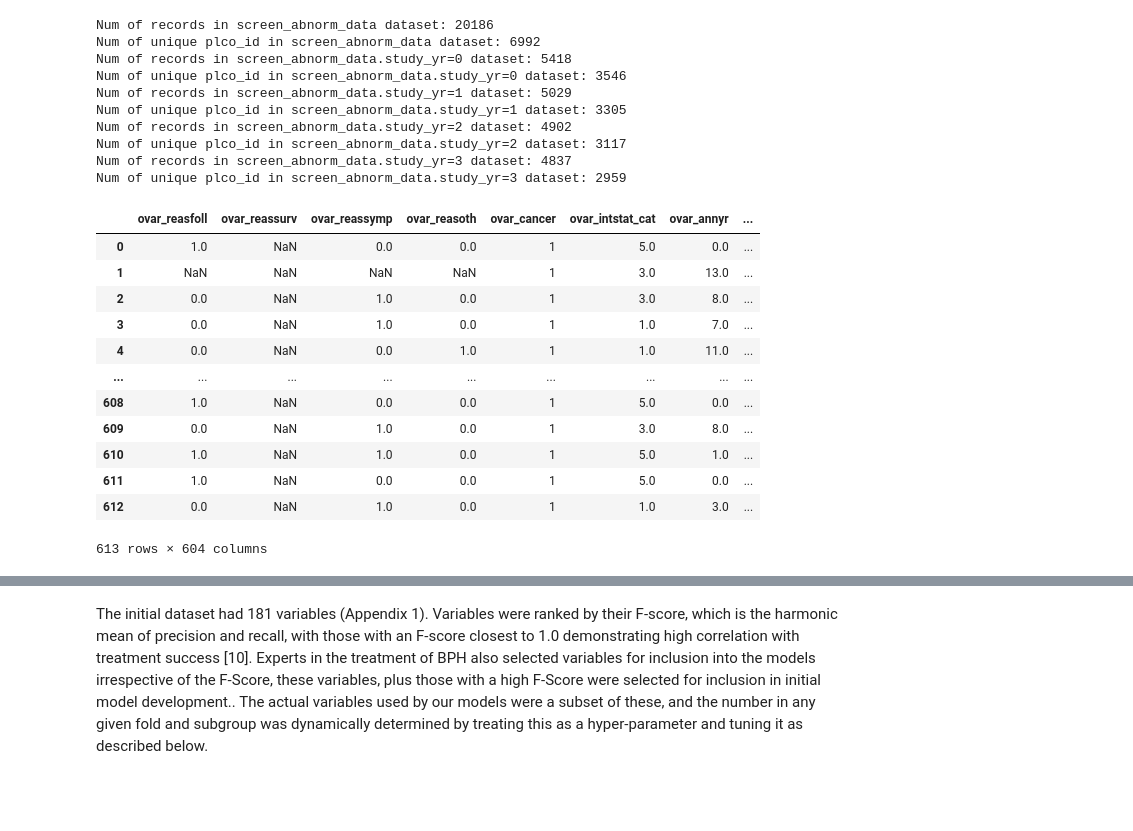
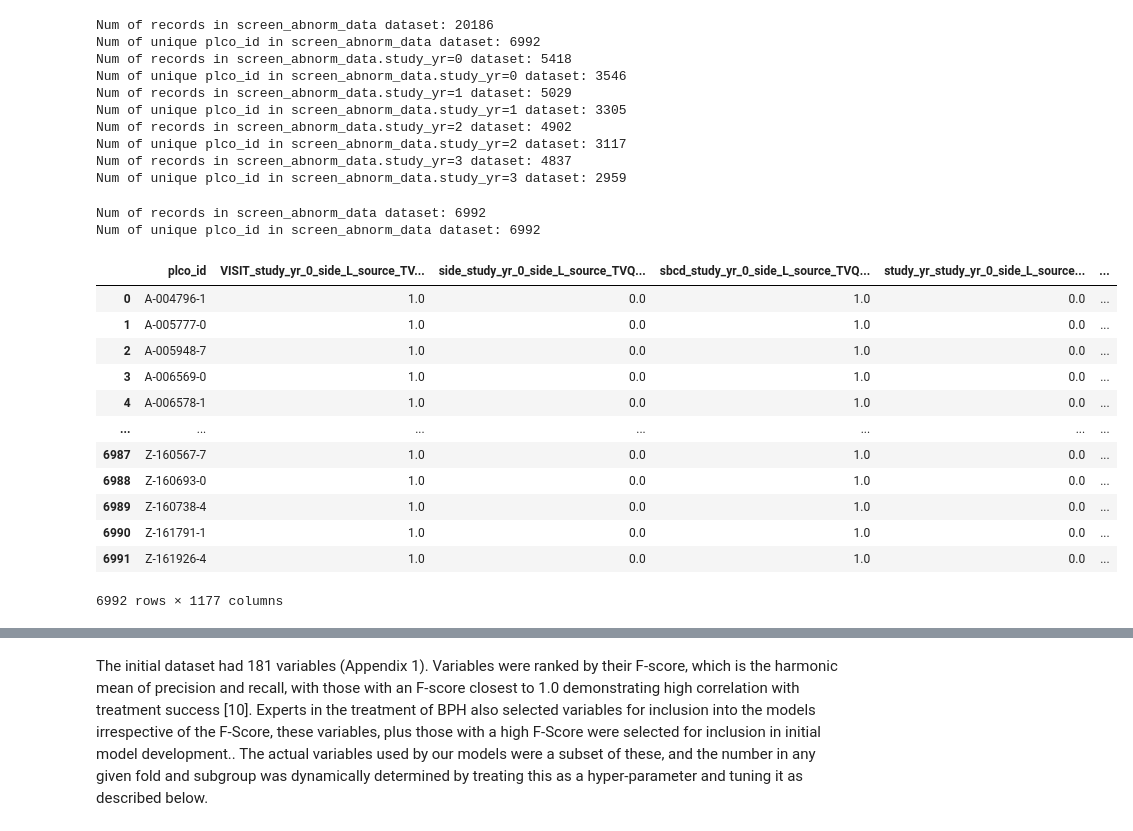
Before and after one commit to fedorenkood/ovarian_cancer_models, a Jupyter notebook: processing.ipynb, the cells around one changed output, grey strips where cells are left out. Cells and saved outputs as stored; diff of their text form; code cells hidden in the pictures; blank space fills up the shorter version.

```diff
--- a/processing.ipynb
+++ b/processing.ipynb
@@ -182,19 +192,3 @@ Num of records in screen_abnorm_data.study_yr=2 dataset: 4902
 Num of unique plco_id in screen_abnorm_data.study_yr=2 dataset: 3117
 Num of records in screen_abnorm_data.study_yr=3 dataset: 4837
 Num of unique plco_id in screen_abnorm_data.study_yr=3 dataset: 2959
-# %%
-merged_data_cancer
-# %% [output]
-|  | ovar_reasfoll | ovar_reassurv | ovar_reassymp | ovar_reasoth | ovar_cancer | ovar_intstat_cat | ovar_annyr | ... |
-| 0 | 1.0 | NaN | 0.0 | 0.0 | 1 | 5.0 | 0.0 | ... |
-| 1 | NaN | NaN | NaN | NaN | 1 | 3.0 | 13.0 | ... |
-| 2 | 0.0 | NaN | 1.0 | 0.0 | 1 | 3.0 | 8.0 | ... |
-| 3 | 0.0 | NaN | 1.0 | 0.0 | 1 | 1.0 | 7.0 | ... |
-| 4 | 0.0 | NaN | 0.0 | 1.0 | 1 | 1.0 | 11.0 | ... |
-| ... | ... | ... | ... | ... | ... | ... | ... | ... |
-| 608 | 1.0 | NaN | 0.0 | 0.0 | 1 | 5.0 | 0.0 | ... |
-| 609 | 0.0 | NaN | 1.0 | 0.0 | 1 | 3.0 | 8.0 | ... |
-| 610 | 1.0 | NaN | 1.0 | 0.0 | 1 | 5.0 | 1.0 | ... |
-| 611 | 1.0 | NaN | 0.0 | 0.0 | 1 | 5.0 | 0.0 | ... |
-| 612 | 0.0 | NaN | 1.0 | 0.0 | 1 | 1.0 | 3.0 | ... |
-613 rows × 604 columns
@@ -200,0 +200,59 @@ merged_data_cancer
+# %%
+# Turn screen abnormalities dataset each year into a feature
+merged_df = pd.DataFrame(screen_abnorm_data['plco_id'].unique(), columns=['plco_id'])
+sourse_df = screen_abnorm_data
+count = 0
+for val_1 in sorted(sourse_df['study_yr'].unique()):
+    for val_2 in sorted(sourse_df['side'].unique()):
+        for val_3 in sorted(sourse_df['source'].unique()):
+            for val_4 in sorted(sourse_df['VISIT'].unique()):
+                for val_5 in sorted(sourse_df['sbcd'].unique()):
+                    df = sourse_df[(sourse_df['study_yr'] == val_1) & (sourse_df['side'] == val_2) & (sourse_df['source'] == val_3) & (sourse_df['VISIT'] == val_4) & (sourse_df['sbcd'] == val_5)]
+                    # df = df.drop(['study_yr', 'side', 'source', 'VISIT', 'sbcd'], axis=1)
+                    cols = df.columns
+                    cols_dict = {}
+                    for col in cols:
+                        if col not in ['plco_id']:
+                            cols_dict[col] = f'{col}_study_yr_{val_1}_side_{val_2}_source_{val_3}_VISIT_{val_4}_sbcd_{val_5}'
+                    df = df.rename(columns=cols_dict)
+                    # Get unique IDs
+                    merged_df = merged_df.merge(df, on='plco_id', how='left')
+merged_data_screen_abd = merged_df
+print_records_vs_unique(merged_data_screen_abd, 'plco_id', 'screen_abnorm_data')
+# %% [output]
+Num of records in screen_abnorm_data dataset: 6992
+Num of unique plco_id in screen_abnorm_data dataset: 6992
+# %%
+
+# Remove features that are 100% missing
+merged_data_screen_abd_missing_value = get_missing_values_cols(merged_data_screen_abd)
+merged_data_screen_abd_missing_value_100 = merged_data_screen_abd_missing_value[merged_data_screen_abd_missing_value.percent_missing == 100]
+# print(merged_data_screen_abd_missing_value_100.describe().T)
+# print(merged_data_screen_abd_missing_value_100['column_name'].to_list())
+# drop completely missing columns
+merged_data_screen_abd = merged_data_screen_abd.drop(merged_data_screen_abd_missing_value_100['column_name'].to_list(), axis=1)
+
+
+merged_data_screen_abd = merged_data_screen_abd.replace({'L': 0, 'R': 1, 'TVU': 0, 'TVQ': 1})
+# Mean Impute before converting into new features
+merged_data_screen_abd = mean_impute(merged_data_screen_abd, select_numeric_columns(merged_data_screen_abd))
+
+
+# screen_abnorm_data['side'] = screen_abnorm_data['side'].replace({'L': 0, 'R': 1})
+# screen_abnorm_data['source'] = screen_abnorm_data['source'].replace({'TVU': 0, 'TVQ': 1})
+# %%
+merged_data_screen_abd
+# %% [output]
+|  | plco_id | VISIT_study_yr_0_side_L_source_TV... | side_study_yr_0_side_L_source_TVQ... | sbcd_study_yr_0_side_L_source_TVQ... | study_yr_study_yr_0_side_L_source... | ... |
+| 0 | A-004796-1 | 1.0 | 0.0 | 1.0 | 0.0 | ... |
+| 1 | A-005777-0 | 1.0 | 0.0 | 1.0 | 0.0 | ... |
+| 2 | A-005948-7 | 1.0 | 0.0 | 1.0 | 0.0 | ... |
+| 3 | A-006569-0 | 1.0 | 0.0 | 1.0 | 0.0 | ... |
+| 4 | A-006578-1 | 1.0 | 0.0 | 1.0 | 0.0 | ... |
+| ... | ... | ... | ... | ... | ... | ... |
+| 6987 | Z-160567-7 | 1.0 | 0.0 | 1.0 | 0.0 | ... |
+| 6988 | Z-160693-0 | 1.0 | 0.0 | 1.0 | 0.0 | ... |
+| 6989 | Z-160738-4 | 1.0 | 0.0 | 1.0 | 0.0 | ... |
+| 6990 | Z-161791-1 | 1.0 | 0.0 | 1.0 | 0.0 | ... |
+| 6991 | Z-161926-4 | 1.0 | 0.0 | 1.0 | 0.0 | ... |
+6992 rows × 1177 columns
```
Also changed, not shown: parts of 20 cells of this notebook, 2 other files.
